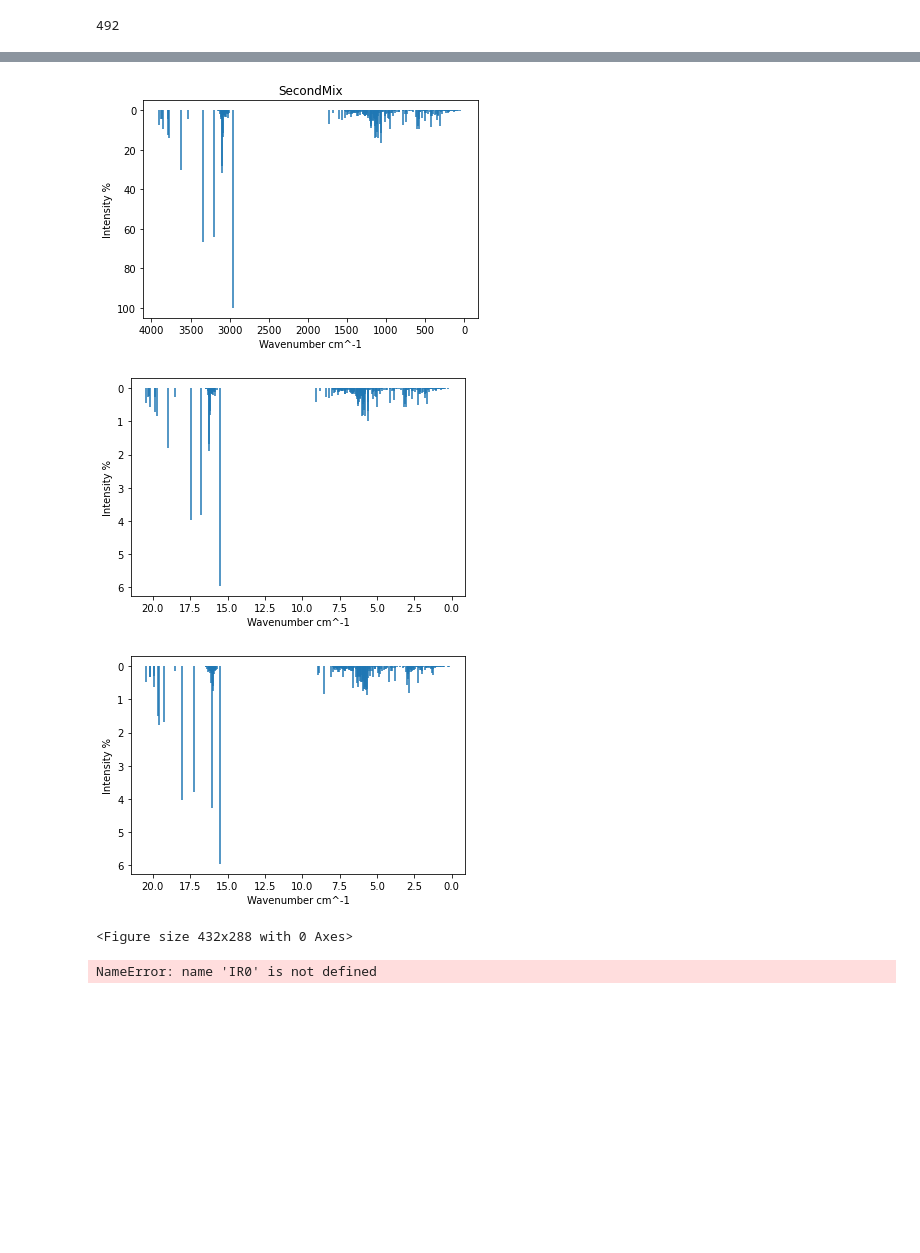
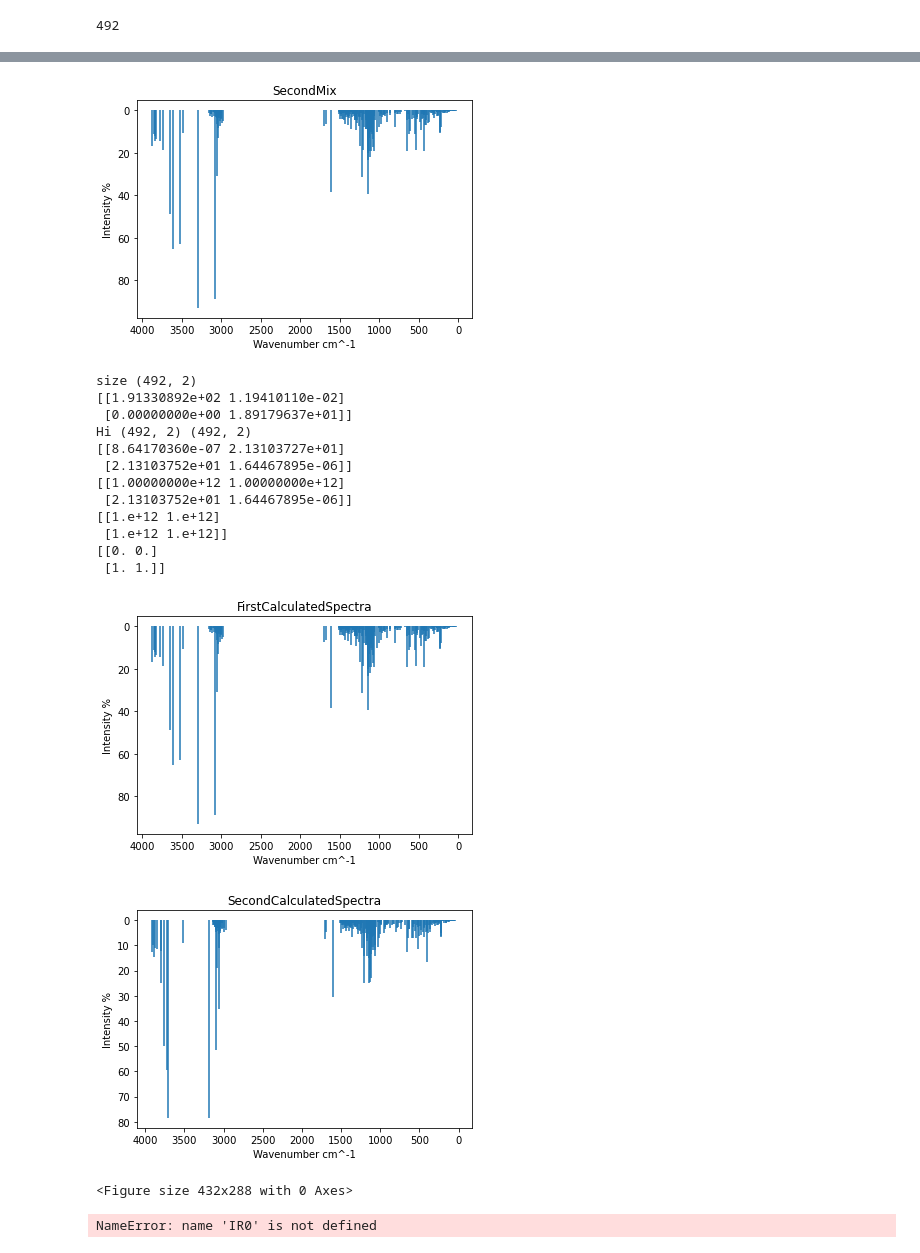
Before and after one commit to Abner-Kahan/NMFBeginning, a Jupyter notebook: glypNotebook.ipynb, the cells around one changed output, grey strips where cells are left out. Saved outputs shown, nothing was run; the diff lists cells and outputs as text; code cells hidden in the pictures; blank space fills up the shorter version.

```diff
--- a/glypNotebook.ipynb
+++ b/glypNotebook.ipynb
@@ -82,8 +102,8 @@ def VertPlotParamaters():
 def nmf2TesterMix():
     #pdb.set_trace()
 
-    fraction1 = 1.000000 #random.random()
-    fraction2 =  0.0000000 #random.random()
+    fraction1 = random.random()
+    fraction2 =  random.random()
     #print(f'The expected fractions are  {fraction1:.3}, {fraction2:.3}.')
 
     #Creating Two Spectra
@@ -122,6 +142,7 @@ def nmf2TesterMix():
     IRF[0,:] = np.ravel([IR0[:,0],IR1[:,0]])
     IRF[1,:] = np.ravel([IR0[:,1] *fraction1 + IR1[:,1]*(1-fraction1),IR0[:,1] *fraction2 + IR1[:,1]*(1-fraction2)])
     print (IRF.shape[1])
+    nmfMatcher
     #First Mix
     plt.vlines(IRF[0,:int(IRF.shape[1]/2)],0,IRF[1,:int(IRF.shape[1]/2)])
     plt.title("FirstMix")
@@ -139,9 +160,17 @@ def nmf2TesterMix():
 
     model = NMF(n_components=2, max_iter=1000, tol= 1*10**-8, solver= 'cd')
     W = model.fit_transform(IRF)
-    plt.vlines(W[int(W.shape[0]/2):,0],0,W[int(W.shape[0]/2):,1])
+    H = model.components_
+    product = np.matmul(W,H)
+    print("size", product.shape)
+    print(H)
+    print("Hi", W.shape, IRF.shape)
+    print(nmfMatcher (IRF, product))
+    plt.vlines(product[int(W.shape[0]/2):,0],0,product[int(W.shape[0]/2):,1])
+    plt.title('FirstCalculatedSpectra')
     VertPlotParamaters()
-    plt.vlines(W[:int(W.shape[0]/2),0],0,W[:int(W.shape[0]/2),1])
+    plt.vlines(product[:int(W.shape[0]/2),0],0,product[:int(W.shape[0]/2),1])
+    plt.title('SecondCalculatedSpectra')
     VertPlotParamaters()
    #print(W[:,0])
 
@@ -155,7 +184,19 @@ nmf2TesterMix()
-[figure, old version]
+[figure, new version]
+size (492, 2)
+[[1.91330892e+02 1.19410110e-02]
+ [0.00000000e+00 1.89179637e+01]]
+Hi (492, 2) (492, 2)
+[[8.64170360e-07 2.13103727e+01]
+ [2.13103752e+01 1.64467895e-06]]
+[[1.00000000e+12 1.00000000e+12]
+ [2.13103752e+01 1.64467895e-06]]
+[[1.e+12 1.e+12]
+ [1.e+12 1.e+12]]
+[[0. 0.]
+ [1. 1.]]
-[figure, old version]
+[figure, new version]
-[figure, old version]
+[figure, new version]
-<Figure size 432x288 with 0 Axes>
+<Figure size 432x288 with 0 Axes>
 # %%
 
 
```
Also changed, not shown: parts of 4 cells of this notebook.
